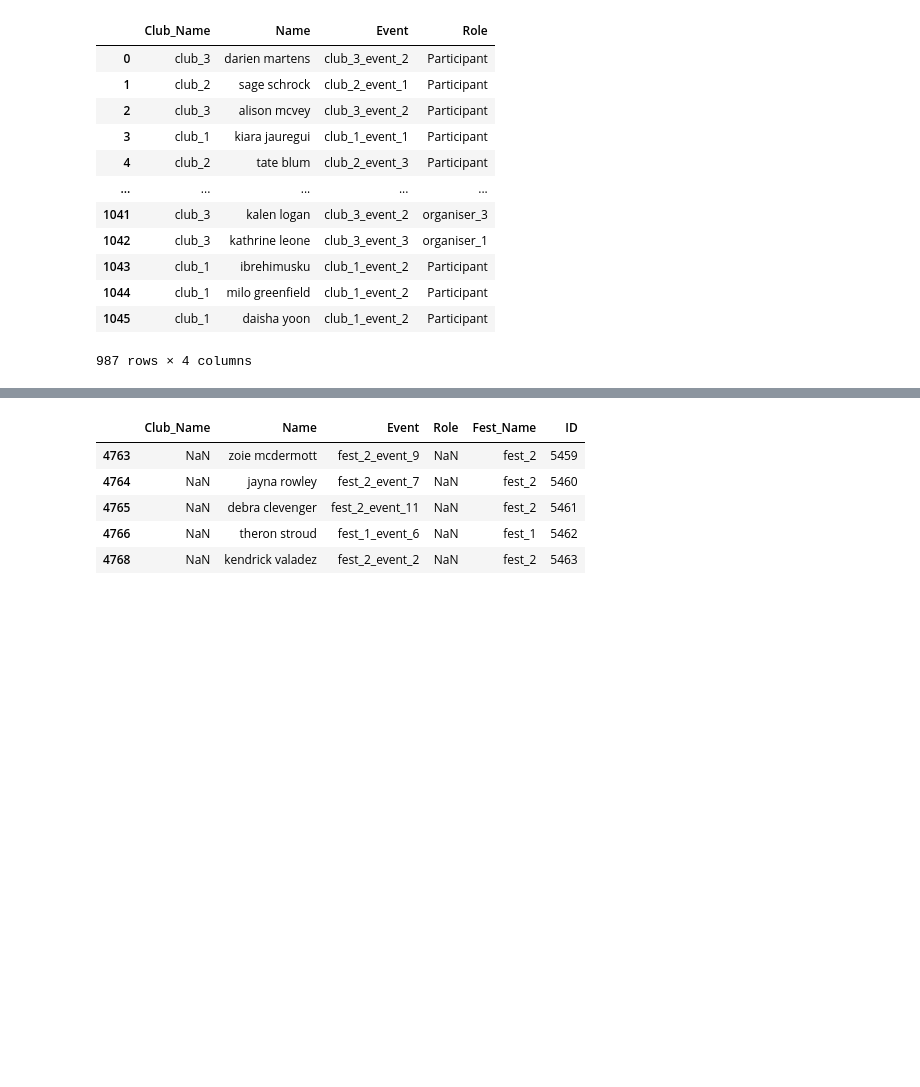
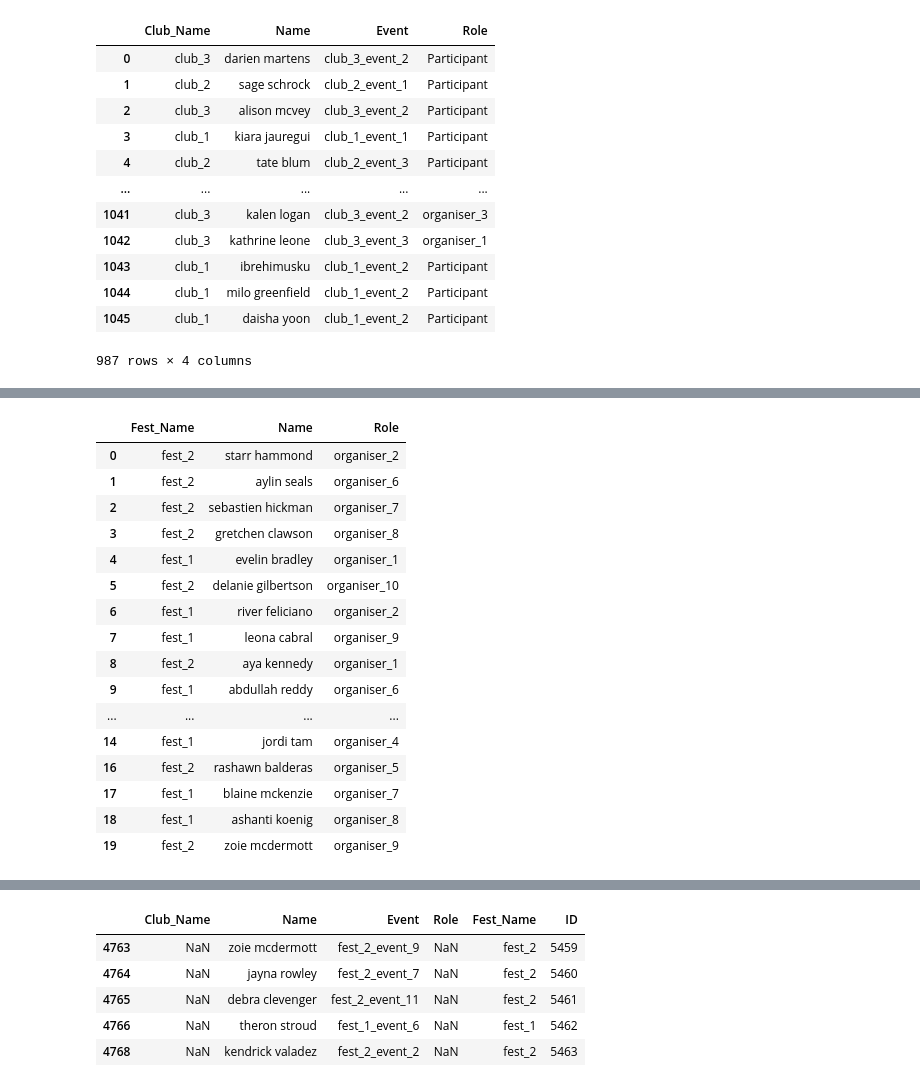
Before and after one commit to Baka-14/MindGraph-Hackathon, a Jupyter notebook: main.ipynb, the cells around one changed output, grey strips where cells are left out. Saved outputs shown, nothing was run; the diff lists cells and outputs as text; code cells hidden in the pictures; blank space fills up the shorter version.

```diff
--- a/main.ipynb
+++ b/main.ipynb
@@ -19,7 +20,7 @@ for Index, row in df_club.iterrows():
 # %%
 list_small_5 = []
 for Index, row in df_club.iterrows():
-    if len(df_club.iloc[Index]["Name"]) < 5:
+    if len(df_club.iloc[Index]["Name"]) < 7:
         list_small_5.append(Index)
 # %%
 df_club = df_club.drop(df_club.index[list_small_5])
@@ -68,0 +79,27 @@ print(df_organiser.shape)
+# %%
+for Index, row in df_organiser.iterrows():
+    df_organiser.at[Index, "Name"] = row["Name"].lower()
+    for Index2, row2 in df_meta.iterrows():
+        df_meta.at[Index2, "Name"] = row2["Name"].lower()
+        if is_similarity(row["Name"], row2["Name"], 0.69):
+            df_organiser.at[Index, "Name"] = row2["Name"]
+# %%
+df_organiser.head(20)
+# %% [output]
+|  | Fest_Name | Name | Role |
+| 0 | fest_2 | starr hammond | organiser_2 |
+| 1 | fest_2 | aylin seals | organiser_6 |
+| 2 | fest_2 | sebastien hickman | organiser_7 |
+| 3 | fest_2 | gretchen clawson | organiser_8 |
+| 4 | fest_1 | evelin bradley | organiser_1 |
+| 5 | fest_2 | delanie gilbertson | organiser_10 |
+| 6 | fest_1 | river feliciano | organiser_2 |
+| 7 | fest_1 | leona cabral | organiser_9 |
+| 8 | fest_2 | aya kennedy | organiser_1 |
+| 9 | fest_1 | abdullah reddy | organiser_6 |
+| ... | ... | ... | ... |
+| 14 | fest_1 | jordi tam | organiser_4 |
+| 16 | fest_2 | rashawn balderas | organiser_5 |
+| 17 | fest_1 | blaine mckenzie | organiser_7 |
+| 18 | fest_1 | ashanti koenig | organiser_8 |
+| 19 | fest_2 | zoie mcdermott | organiser_9 |
```
Also changed, not shown: parts of 22 cells of this notebook.
